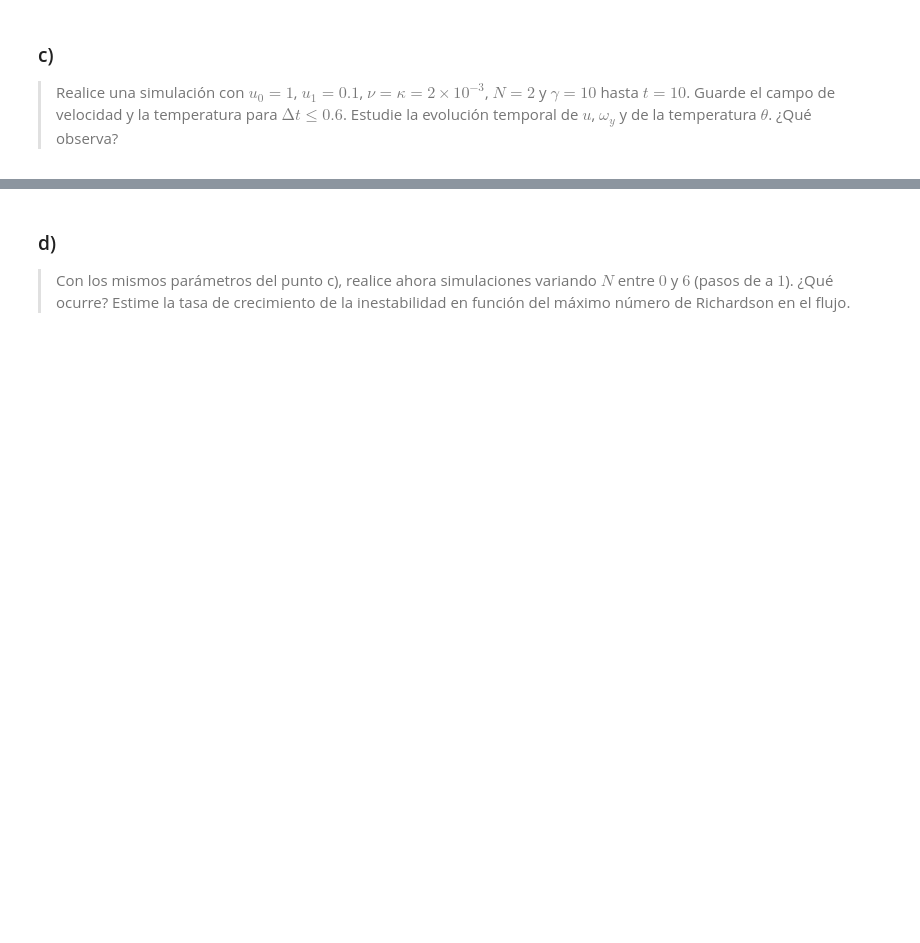
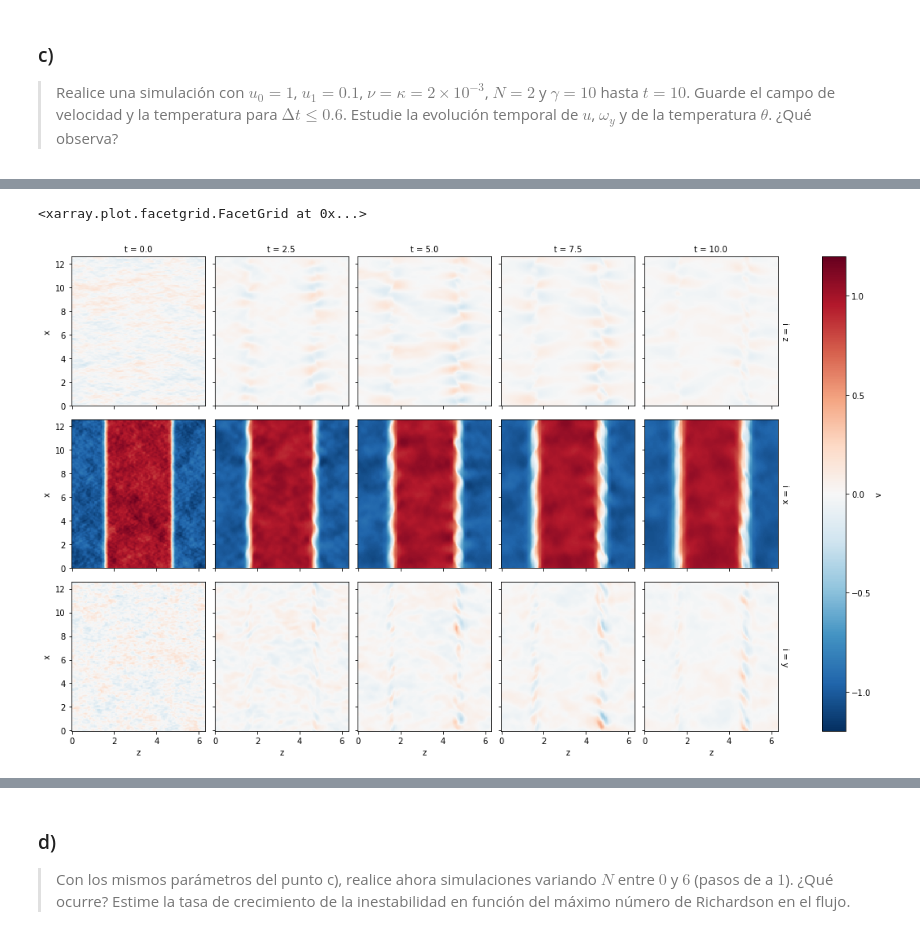
Before and after one commit to maurosilber/fluidos, a Jupyter notebook: guia3/problema3.ipynb, the cells around one changed output, grey strips where cells are left out. Saved outputs shown, nothing was run; the diff lists cells and outputs as text; code cells hidden in the pictures; blank space fills up the shorter version.

```diff
--- a/guia3/problema3.ipynb
+++ b/guia3/problema3.ipynb
@@ -24,0 +47,9 @@ estime $∆t$ usando la condición CFL.
+# %%
+dt_CFL = 0.05
+dt_solver = dt_CFL / 10
+
+t_total = 10
+N_steps = t_total / dt_solver
+
+dt_save = 0.5
+N_step_save = dt_save / dt_solver
@@ -25,3 +58,8 @@ estime $∆t$ usando la condición CFL.
+# %%
+coords = {i: np.linspace(0, Li, Ni) for i, Li, Ni in zip("xyz", L, N)}
+
+def open_simulation(name):
+    return open_dataset(f"problema3/output/{name}", ["v", "th"], dt=dt_save, shape=coords, dtype=np.float32)
 # %% [markdown]
 ### c)
 > Realice una simulación con
@@ -34,3 +72,6 @@ hasta $t = 10$.
 Guarde el campo de velocidad y la temperatura para $∆t ≤ 0.6$.
 Estudie la evolución temporal de $u$, $ω_y$ y de la temperatura $θ$.
 ¿Qué observa?
+# %%
+data = open_simulation("punto_c")
+data
@@ -36,0 +113,5 @@ Estudie la evolución temporal de $u$, $ω_y$ y de la temperatura $θ$.
+# %%
+data.v.isel(y=8, t=slice(0, None, 5)).plot(col="t", row="i")
+# %% [output]
+<xarray.plot.facetgrid.FacetGrid at 0x...>
+[figure, added]
```
Also changed, not shown: parts of 9 cells of this notebook, 1 other file.
